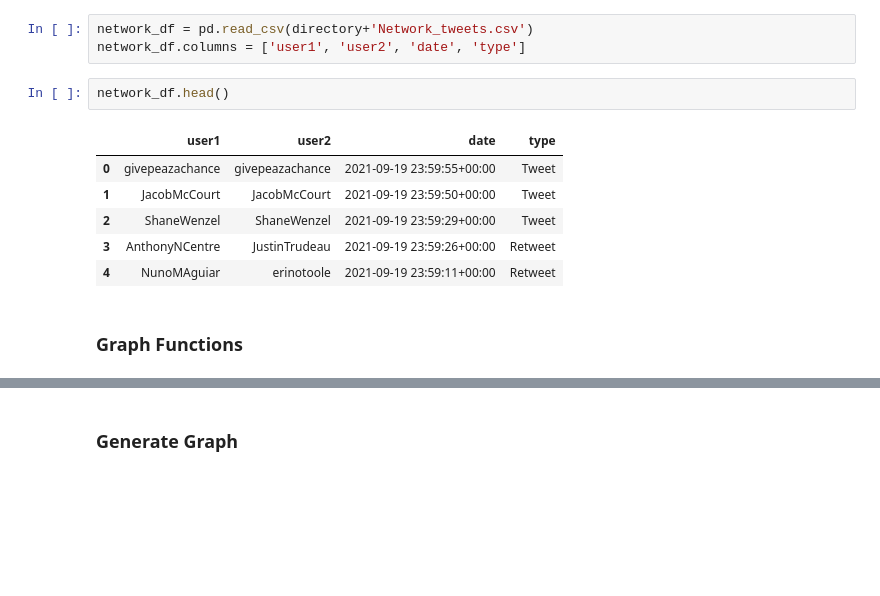
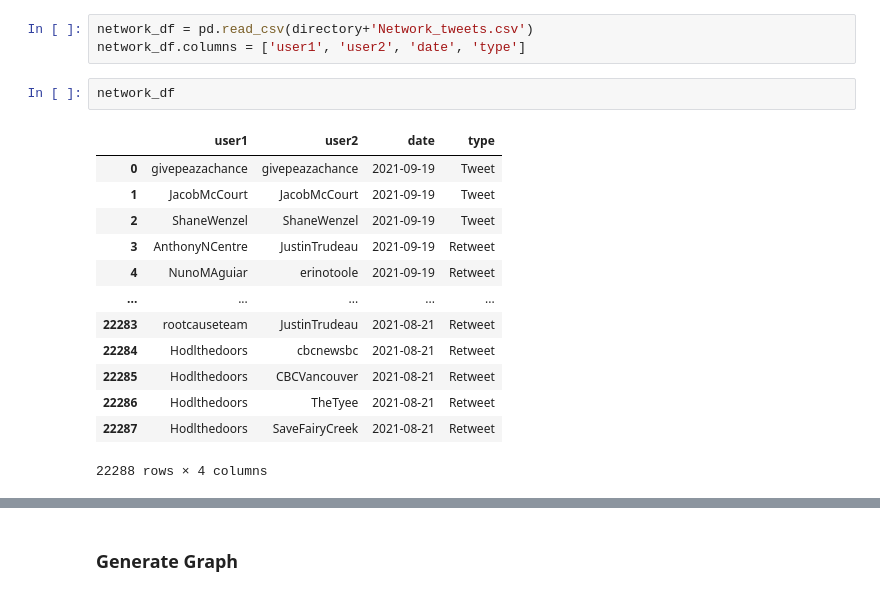
Before and after one commit to siraj101/canadian_election_twitter_analysis, a Jupyter notebook: code/Network Analysis.ipynb, the cells around one changed output, grey strips where cells are left out. Cells and saved outputs as stored; diff of their text form; blank space fills up the shorter version.

```diff
--- a/code/Network Analysis.ipynb
+++ b/code/Network Analysis.ipynb
@@ -17,13 +17,18 @@ directory = '../data/'
 network_df = pd.read_csv(directory+'Network_tweets.csv')
 network_df.columns = ['user1', 'user2', 'date', 'type']
 # %%
-network_df.head()
+network_df
 # %% [output]
 |  | user1 | user2 | date | type |
-| 0 | givepeazachance | givepeazachance | 2021-09-19 23:59:55+00:00 | Tweet |
-| 1 | JacobMcCourt | JacobMcCourt | 2021-09-19 23:59:50+00:00 | Tweet |
-| 2 | ShaneWenzel | ShaneWenzel | 2021-09-19 23:59:29+00:00 | Tweet |
-| 3 | AnthonyNCentre | JustinTrudeau | 2021-09-19 23:59:26+00:00 | Retweet |
-| 4 | NunoMAguiar | erinotoole | 2021-09-19 23:59:11+00:00 | Retweet |
+| 0 | givepeazachance | givepeazachance | 2021-09-19 | Tweet |
+| 1 | JacobMcCourt | JacobMcCourt | 2021-09-19 | Tweet |
+| 2 | ShaneWenzel | ShaneWenzel | 2021-09-19 | Tweet |
+| 3 | AnthonyNCentre | JustinTrudeau | 2021-09-19 | Retweet |
+| 4 | NunoMAguiar | erinotoole | 2021-09-19 | Retweet |
+| ... | ... | ... | ... | ... |
+| 22283 | rootcauseteam | JustinTrudeau | 2021-08-21 | Retweet |
+| 22284 | Hodlthedoors | cbcnewsbc | 2021-08-21 | Retweet |
+| 22285 | Hodlthedoors | CBCVancouver | 2021-08-21 | Retweet |
+| 22286 | Hodlthedoors | TheTyee | 2021-08-21 | Retweet |
+| 22287 | Hodlthedoors | SaveFairyCreek | 2021-08-21 | Retweet |
+22288 rows × 4 columns
-# %% [markdown]
-### Graph Functions
```
Also changed, not shown: parts of 22 cells of this notebook, 8 other files.
